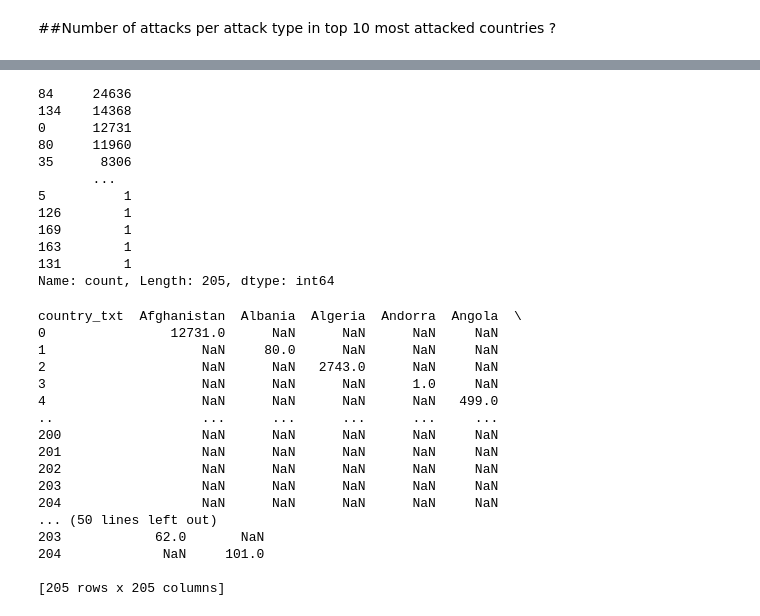
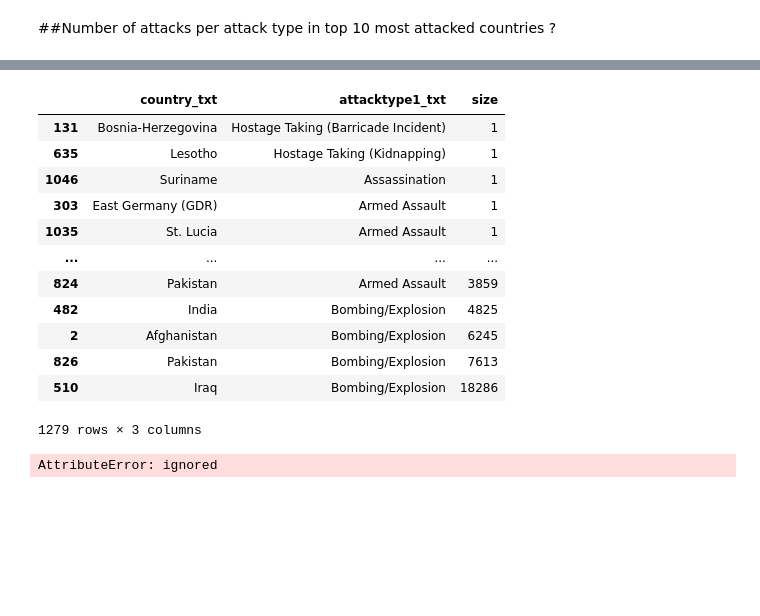
Before and after one commit to ashutosh-sharma-xi/Global-Terrorism-Analysis, a Jupyter notebook: Global_Terrorism_Analysis_Capstone_Project.ipynb, the cells around one changed output, grey strips where cells are left out. Saved outputs shown, nothing was run; the diff lists cells and outputs as text; code cells hidden in the pictures; blank space fills up the shorter version.

```diff
--- a/Global_Terrorism_Analysis_Capstone_Project.ipynb
+++ b/Global_Terrorism_Analysis_Capstone_Project.ipynb
@@ -146,40 +147,25 @@ df.head()
 | 3 | Bombing/Explosion | Athens | Greece | Unknown | 0 | 1 | 1970 | NaN | 1 | ... |
 | 4 | Facility/Infrastructure Attack | Fukouka | Japan | Unknown | 0 | 1 | 1970 | NaN | 1 | ... |
 # %%
-per_country_attack = df.groupby(['country_txt'])['country_txt'].count().reset_index(name='count').sort_values(['count'],ascending = False)
+per_country_attack = df.groupby(['country_txt','attacktype1_txt'])['attacktype1_txt'].size().reset_index(name='size')#.sort_values(['size'],ascending = False)
-# %%
-per_country_attack['count']
-# %% [output]
-84     24636
-134    14368
-0      12731
-80     11960
-35      8306
-       ...
-5          1
-126        1
-169        1
-163        1
-131        1
-Name: count, Length: 205, dtype: int64
+# %%
+per_country_attack.groupby()sort_values(['size'],ascending = True)#.head(60)
+# %% [output]
+|  | country_txt | attacktype1_txt | size |
+| 131 | Bosnia-Herzegovina | Hostage Taking (Barricade Incident) | 1 |
+| 635 | Lesotho | Hostage Taking (Kidnapping) | 1 |
+| 1046 | Suriname | Assassination | 1 |
+| 303 | East Germany (GDR) | Armed Assault | 1 |
+| 1035 | St. Lucia | Armed Assault | 1 |
+| ... | ... | ... | ... |
+| 824 | Pakistan | Armed Assault | 3859 |
+| 482 | India | Bombing/Explosion | 4825 |
+| 2 | Afghanistan | Bombing/Explosion | 6245 |
+| 826 | Pakistan | Bombing/Explosion | 7613 |
+| 510 | Iraq | Bombing/Explosion | 18286 |
+1279 rows × 3 columns
 # %%
-result = per_country_attack.pivot(columns = 'country_txt',values='count')
+result = per_country_attack.pivot('country_txt','attacktype1_txt','count')
 print(result)
 # %% [output]
-country_txt  Afghanistan  Albania  Algeria  Andorra  Angola  \
-0                12731.0      NaN      NaN      NaN     NaN
-1                    NaN     80.0      NaN      NaN     NaN
-2                    NaN      NaN   2743.0      NaN     NaN
-3                    NaN      NaN      NaN      1.0     NaN
-4                    NaN      NaN      NaN      NaN   499.0
-..                   ...      ...      ...      ...     ...
-200                  NaN      NaN      NaN      NaN     NaN
-201                  NaN      NaN      NaN      NaN     NaN
-202                  NaN      NaN      NaN      NaN     NaN
-203                  NaN      NaN      NaN      NaN     NaN
-204                  NaN      NaN      NaN      NaN     NaN
-... (50 lines left out)
-203            62.0       NaN
-204             NaN     101.0
-
-[205 rows x 205 columns]
+AttributeError: ignored
```
Also changed, not shown: parts of 9 cells of this notebook.
